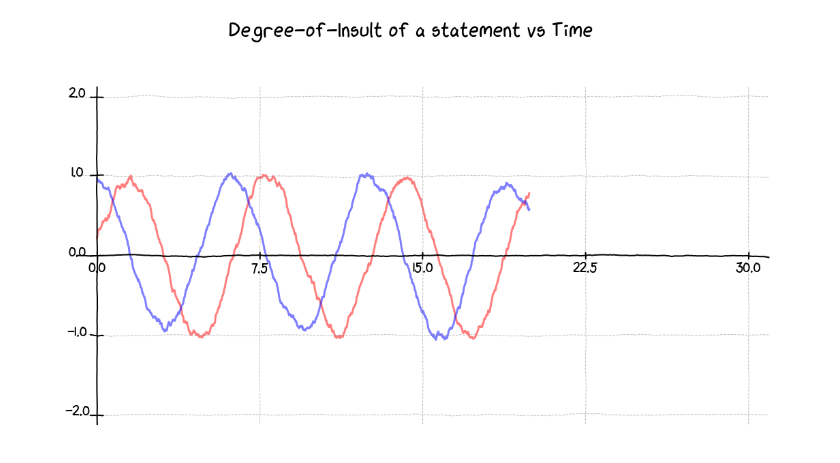
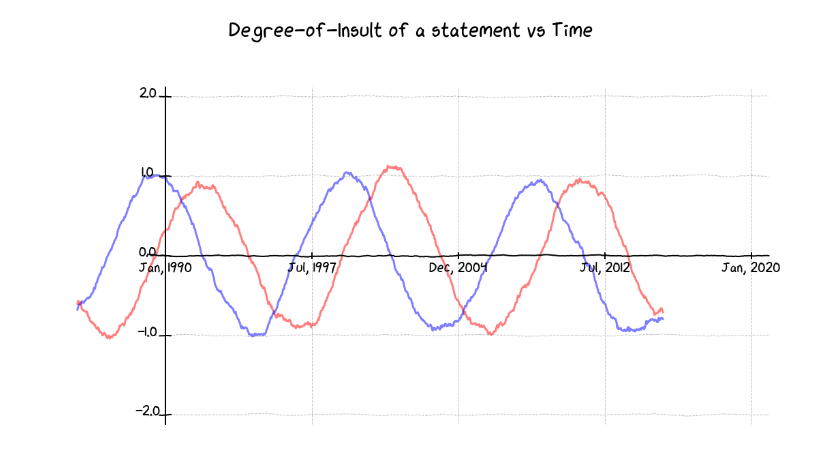
Before and after one commit to nuwandavek/squigglylines, a Jupyter notebook: squiggly.ipynb, the cells around one changed output. Drawn from its saved outputs; the diff is of its cells as text; code cells hidden in the pictures.

```diff
--- a/squiggly.ipynb
+++ b/squiggly.ipynb
@@ -16,8 +22,13 @@ y2 = np.cos(x)
 # %%
+x = np.arange(datetime(1985,7,1), datetime(2015,7,1), timedelta(days=10)).astype(datetime)
+y = np.sin([p.timestamp() * 10 / x[0].timestamp() for p in x])
+y2 = np.cos([p.timestamp() * 10 / x[0].timestamp() for p in x])
+
+
 squigglyplot = SquigglyPlot(figsize=(20, 10))
 squigglyplot.draw_line(x, y, c="r")
 squigglyplot.draw_line(x, y2, c="blue")
-squigglyplot.draw_grid([0, 30], [-2, 2])
+squigglyplot.draw_grid([datetime(1990, 1, 1), datetime(2020,1,1)], [-2, 2])
 squigglyplot.draw_title('Degree-of-Insult of a statement vs Time')
 # %% [output]
-[figure, old version]
+[figure, new version]
```
Also changed, not shown: parts of 1 cell of this notebook, 1 other file.
